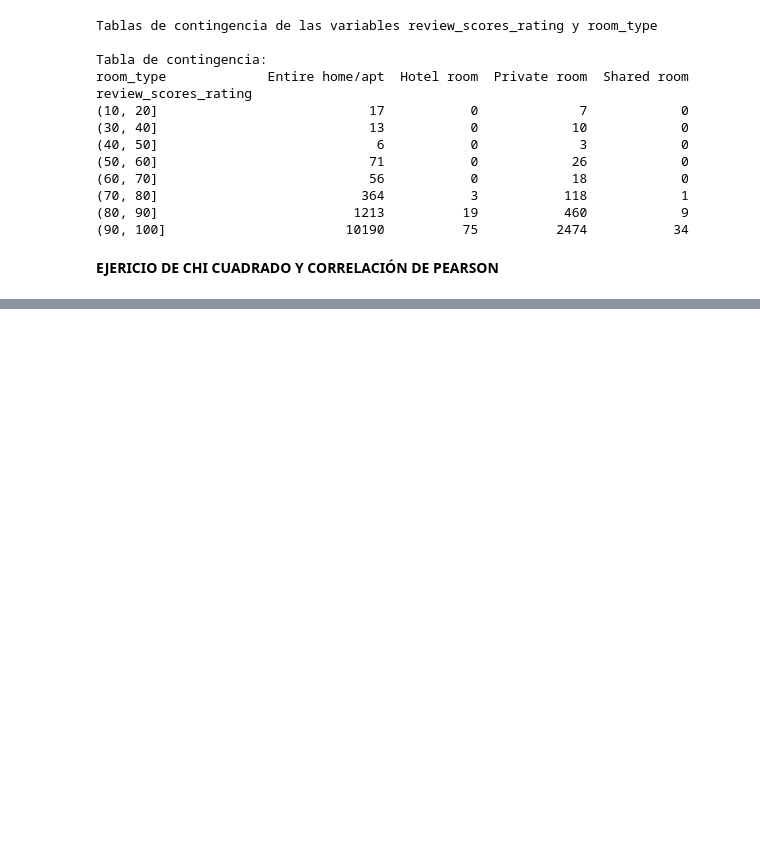
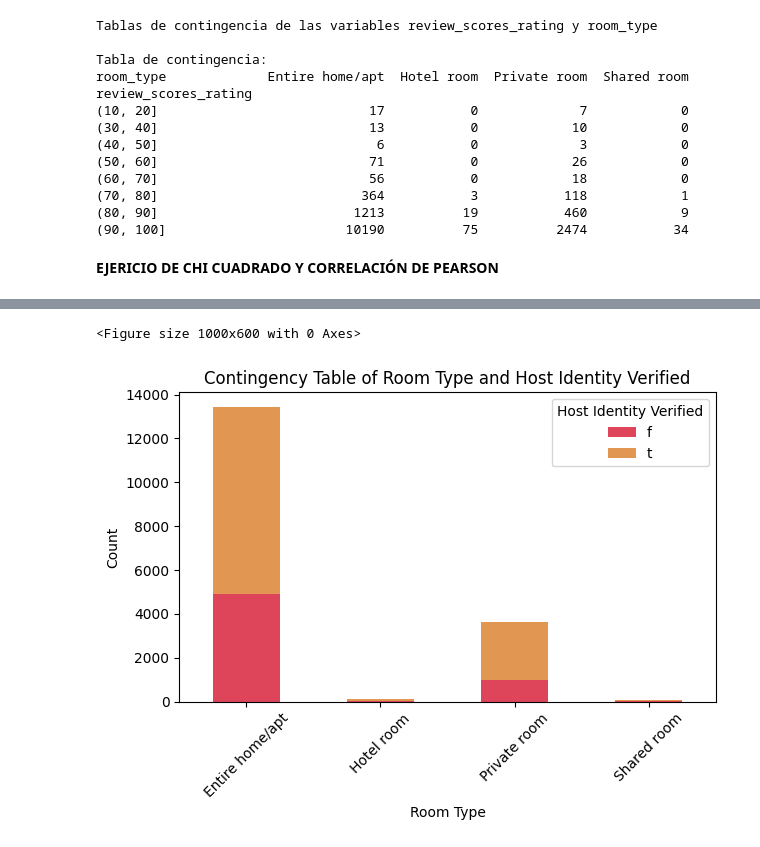
Before and after one commit to Emmaquantum/Data-Science-Proyect-Airbnb, a Jupyter notebook: PrimerReporte.ipynb, the cells around one changed output, grey strips where cells are left out. Cells and saved outputs as stored; diff of their text form; code cells hidden in the pictures; blank space fills up the shorter version.

```diff
--- a/PrimerReporte.ipynb
+++ b/PrimerReporte.ipynb
@@ -173,8 +173,10 @@ El valor buscado se encuentra a 1.0 desviaciones estándar del promedio global.
 # %%
 print("Hipotesis 1: ")
 print("\nEl 50% de las publicaciones de la plataforma, en su mayoría ofrecen habitaciones de hotel.")
+data_list["City"] = data_list["host_location"].apply(lambda x: x.split(",")[0] if isinstance(x, str) else x)
+data_list_amsterdam = data_list[data_list["City"]=="Amsterdam"].copy()
+data_list_ = data_list.copy()
 
-data_list_ = data_list.copy()
 #create a new column, it's a 0 or 1 number depending that it's a hotel room or not
 data_list_['Hotel room'] = np.where(data_list_['room_type'] == 'Hotel room', 1, 0)
 hotel_room = data_list_["Hotel room"].value_counts()[1]
@@ -723,0 +731,6 @@ review_scores_rating
+# %%
+#Create a contingent table with the room type and host identity verification
+print("\nTabla de contingencia de las variables room_type y host_identity_verified")
+contingency_table_host = pd.crosstab(data_list_['room_type'], data_list_['host_identity_verified'], margins=False, margins_name='Total', normalize=False)
+print("\nTabla de contingencia:")
+print(contingency_table_host)
@@ -723,0 +765,14 @@ review_scores_rating
+# %%
+# Create a bar plot of the contingency table
+plt.figure(figsize=(10, 6))
+contingency_table_host.plot(kind='bar', stacked=True, color=['#DE455B',  '#E19652', '#DE5945',])
+plt.title('Contingency Table of Room Type and Host Identity Verified')
+plt.xlabel('Room Type')
+plt.ylabel('Count')
+plt.xticks(rotation=45)
+plt.legend(title='Host Identity Verified', loc='upper right')
+plt.tight_layout()
+plt.show()
+# %% [output]
+<Figure size 1000x600 with 0 Axes>
+[figure, added]
```
Also changed, not shown: parts of 11 cells of this notebook, 2 other files.
